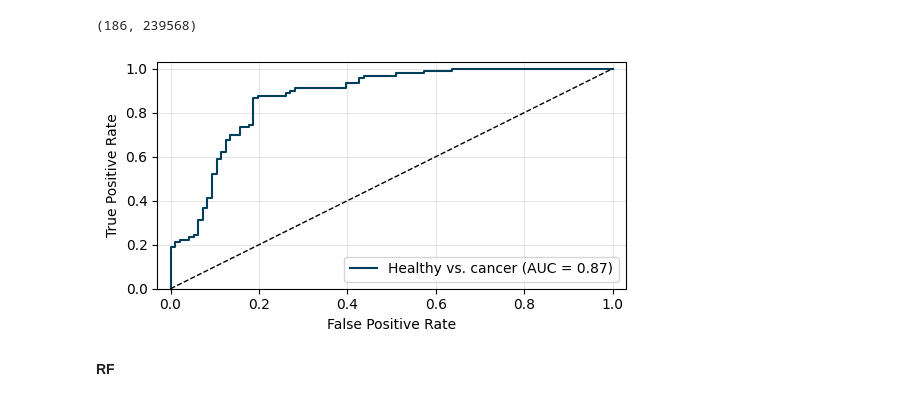
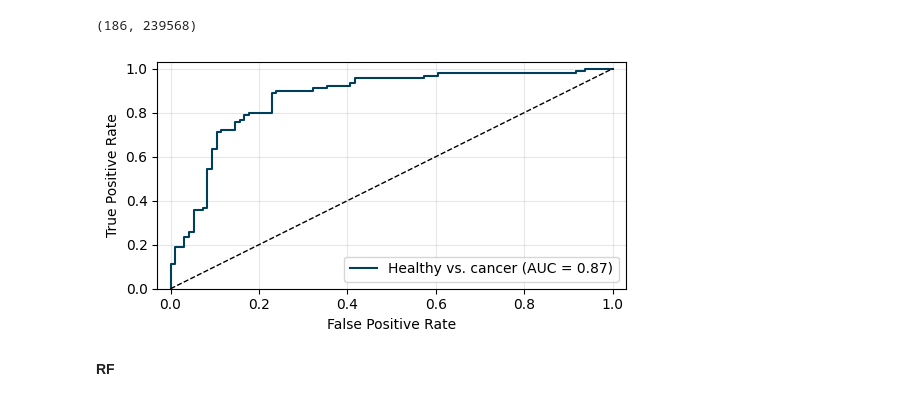
Before and after one commit to EITLabworks/IIVV-Evaluation, a Jupyter notebook: Results-Baseline.ipynb, the cells around one changed output. Cells and saved outputs as stored; diff of their text form; code cells hidden in the pictures.

```diff
--- a/Results-Baseline.ipynb
+++ b/Results-Baseline.ipynb
@@ -23,7 +23,7 @@ mask.prints = False
 # %%
 # define number of group splits
 cv = GroupKFold(n_splits=5)
-parameter_type = "default" # "tuned"
+parameter_type = "tuned"  # "default"
 # %% [markdown]
 ## Task 1 : healthy versus cancer
 # %%
@@ -99,13 +99,13 @@ np.savez(
 # %%
 ResultsROCAUC(
     class_task,
     y_true,
     y_score,
     Y_labels,
-    s_name=f"results/ROC_{parameter_type}_{class_task}_{parameter_type}_SVM_baseline.pdf",
+    s_name=f"results/ROC_{parameter_type}_{class_task}_SVM_baseline.pdf",
 )
 # %% [output]
-[figure, old version]
+[figure, new version]
 # %% [markdown]
 **RF**
 # %%
```
Also changed, not shown: parts of 14 cells of this notebook, 2 other files.
